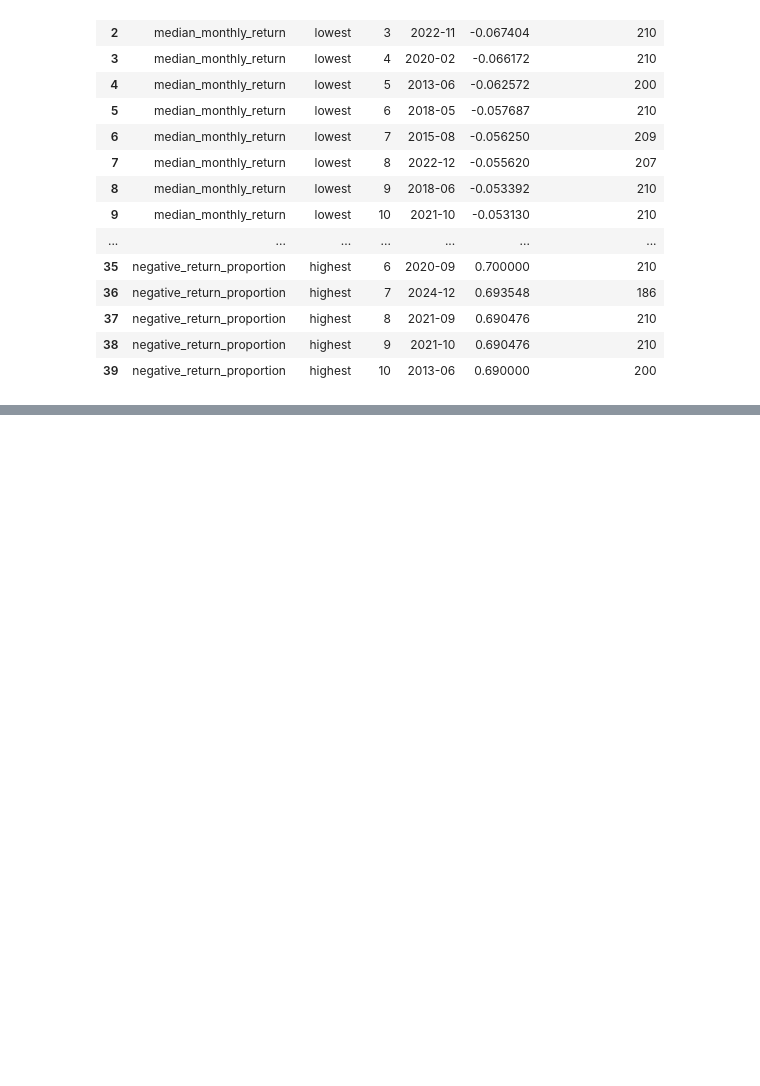
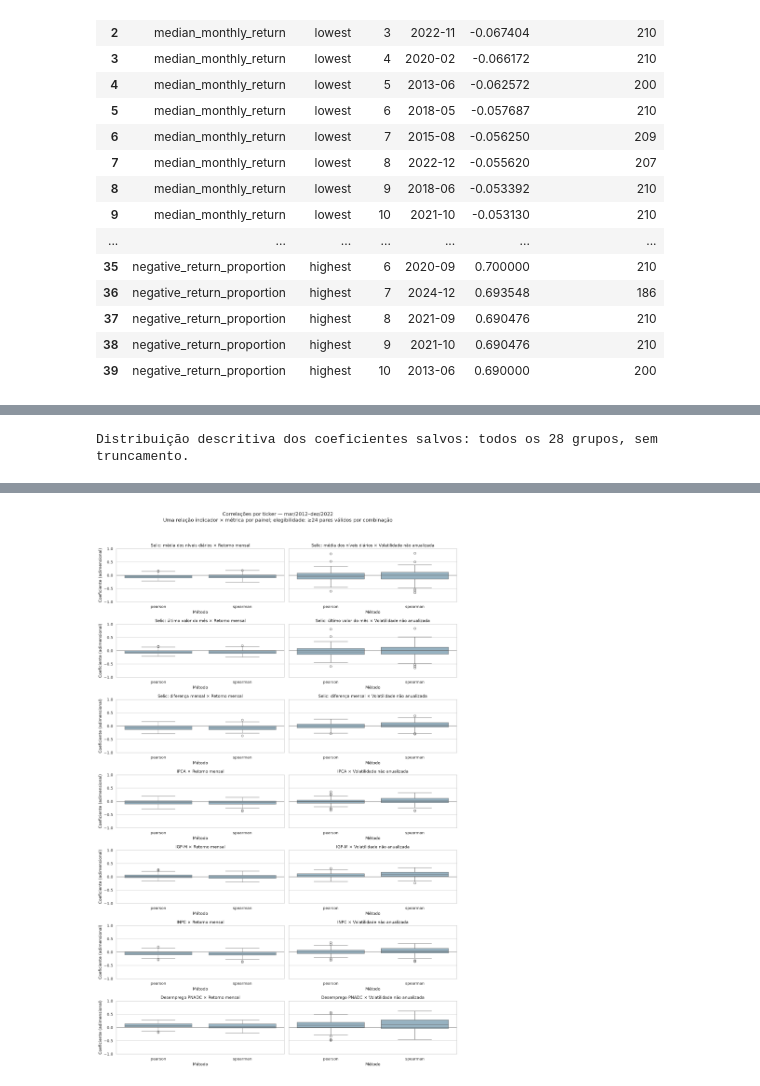
Before and after one commit to percerval/analise-b3-indicadores, a Jupyter notebook: notebooks/analise_b3_indicadores.ipynb, the cells around one changed output, grey strips where cells are left out. Cells and saved outputs as stored; diff of their text form; code cells hidden in the pictures; blank space fills up the shorter version.

```diff
--- a/notebooks/analise_b3_indicadores.ipynb
+++ b/notebooks/analise_b3_indicadores.ipynb
@@ -176,0 +319,19 @@ As observações desta etapa devem ser limitadas à distribuição dos dados, à
+# %%
+by_ticker = pd.read_csv(TABLES / 'correlation_by_ticker.csv')
+eligible_tickers = ticker_summary.loc[ticker_summary['eligible_primary_analysis'].eq(True)].sort_values('Symbol')
+ineligible_tickers = ticker_summary.loc[ticker_summary['eligible_primary_analysis'].eq(False)].sort_values('Symbol')
+print(f'Cobertura: {len(eligible_tickers)} de {len(ticker_summary)} tickers elegíveis em todas as combinações.')
+display(ticker_summary[['months_with_data', 'valid_return_months', 'valid_volatility_months', 'min_observations', 'max_observations']].agg(['min', 'median', 'max']))
+print('Todos os tickers ineligíveis no resumo:')
+show_complete_table(ineligible_tickers)
+print('Cobertura completa por ticker (rolagem, sem truncamento):')
+show_complete_table(ticker_summary.sort_values('Symbol'))
+
+selected_tickers = eligible_tickers['Symbol'].head(3).tolist()
+print('Exemplos pela regra alfabética:', ', '.join(selected_tickers))
+for symbol in selected_tickers:
+    individual = by_ticker.loc[by_ticker['Symbol'].eq(symbol)]
+    paired = individual.pivot(index=keys, columns='method', values=values)
+    paired.columns = [f'{value}_{method}' for value, method in paired.columns]
+    print(f'{symbol}: todas as 14 relações; p-values nominais não ajustados; n = pares mensais válidos.')
+    show_complete_table(paired.reset_index())
@@ -176,0 +422,9 @@ As observações desta etapa devem ser limitadas à distribuição dos dados, à
+# %%
+eligible_pairs = by_ticker.loc[by_ticker['n_observations'].ge(24) & by_ticker['coefficient'].notna()]
+coefficient_distribution = (eligible_pairs.groupby(['macro_indicator', 'stock_metric', 'method'])['coefficient']
+                            .describe(percentiles=[0.25, 0.5, 0.75]).reset_index())
+print('Distribuição descritiva dos coeficientes salvos: todos os 28 grupos, sem truncamento.')
+show_complete_table(coefficient_distribution)
+display(Image(filename=str(FIGURES / 'correlation_ticker_distributions.png')))
+# %% [output]
+Distribuição descritiva dos coeficientes salvos: todos os 28 grupos, sem truncamento.
@@ -176,0 +448 @@ As observações desta etapa devem ser limitadas à distribuição dos dados, à
+[figure, added]
```
Also changed, not shown: parts of 19 cells of this notebook, 3 other files.
